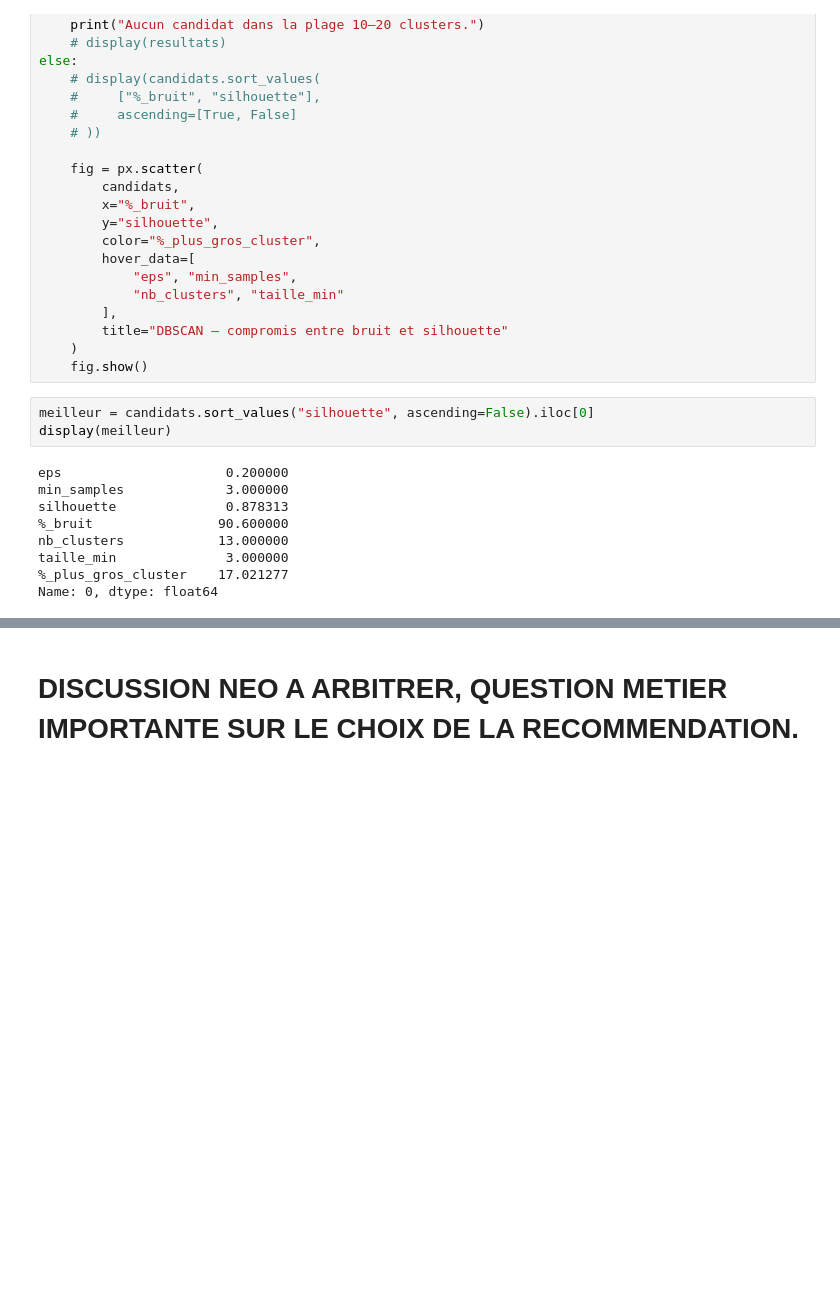
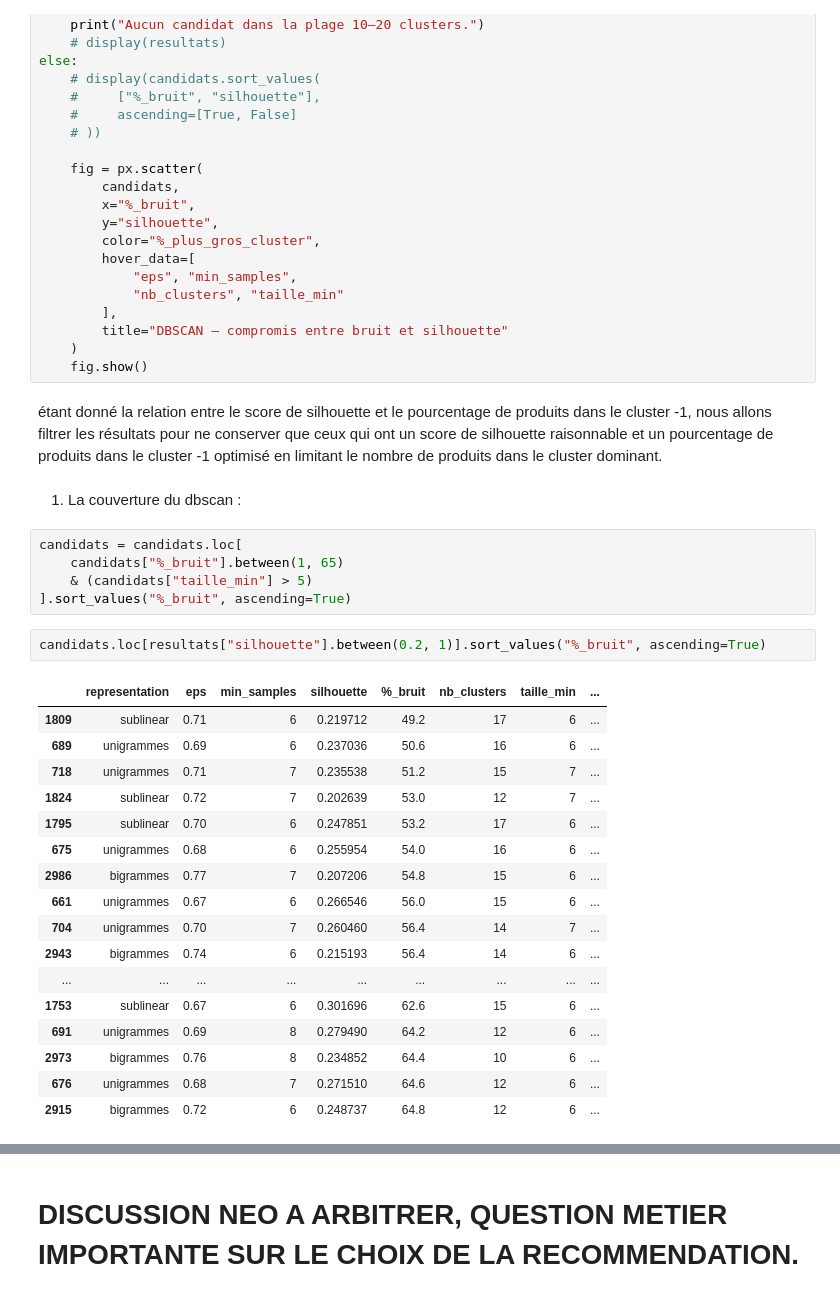
Before and after one commit to LN-Nb/north_face, a Jupyter notebook: Nico/notebooks/clustering_cv.ipynb, the cells around one changed output, grey strips where cells are left out. Drawn from its saved outputs; the diff is of its cells as text; blank space fills up the shorter version.

```diff
--- a/Nico/notebooks/clustering_cv.ipynb
+++ b/Nico/notebooks/clustering_cv.ipynb
@@ -160,15 +163,32 @@ else:
         title="DBSCAN — compromis entre bruit et silhouette"
     )
     fig.show()
-# %%
-meilleur = candidats.sort_values("silhouette", ascending=False).iloc[0]
-display(meilleur)
-# %% [output]
-eps                     0.200000
-min_samples             3.000000
-silhouette              0.878313
-%_bruit                90.600000
-nb_clusters            13.000000
-taille_min              3.000000
-%_plus_gros_cluster    17.021277
-Name: 0, dtype: float64
+# %% [markdown]
+étant donné la relation entre le score de silhouette et le pourcentage de produits dans le cluster -1, nous allons filtrer les résultats pour ne conserver que ceux qui ont un score de silhouette raisonnable et un pourcentage de produits dans le cluster -1 optimisé en limitant le nombre de produits dans le cluster dominant.
+# %% [markdown]
+1. La couverture du dbscan :
+# %%
+candidats = candidats.loc[
+    candidats["%_bruit"].between(1, 65)
+    & (candidats["taille_min"] > 5)
+].sort_values("%_bruit", ascending=True)
+# %%
+candidats.loc[resultats["silhouette"].between(0.2, 1)].sort_values("%_bruit", ascending=True)
+# %% [output]
+|  | representation | eps | min_samples | silhouette | %_bruit | nb_clusters | taille_min | ... |
+| 1809 | sublinear | 0.71 | 6 | 0.219712 | 49.2 | 17 | 6 | ... |
+| 689 | unigrammes | 0.69 | 6 | 0.237036 | 50.6 | 16 | 6 | ... |
+| 718 | unigrammes | 0.71 | 7 | 0.235538 | 51.2 | 15 | 7 | ... |
+| 1824 | sublinear | 0.72 | 7 | 0.202639 | 53.0 | 12 | 7 | ... |
+| 1795 | sublinear | 0.70 | 6 | 0.247851 | 53.2 | 17 | 6 | ... |
+| 675 | unigrammes | 0.68 | 6 | 0.255954 | 54.0 | 16 | 6 | ... |
+| 2986 | bigrammes | 0.77 | 7 | 0.207206 | 54.8 | 15 | 6 | ... |
+| 661 | unigrammes | 0.67 | 6 | 0.266546 | 56.0 | 15 | 6 | ... |
+| 704 | unigrammes | 0.70 | 7 | 0.260460 | 56.4 | 14 | 7 | ... |
+| 2943 | bigrammes | 0.74 | 6 | 0.215193 | 56.4 | 14 | 6 | ... |
+| ... | ... | ... | ... | ... | ... | ... | ... | ... |
+| 1753 | sublinear | 0.67 | 6 | 0.301696 | 62.6 | 15 | 6 | ... |
+| 691 | unigrammes | 0.69 | 8 | 0.279490 | 64.2 | 12 | 6 | ... |
+| 2973 | bigrammes | 0.76 | 8 | 0.234852 | 64.4 | 10 | 6 | ... |
+| 676 | unigrammes | 0.68 | 7 | 0.271510 | 64.6 | 12 | 6 | ... |
+| 2915 | bigrammes | 0.72 | 6 | 0.248737 | 64.8 | 12 | 6 | ... |
```
Also changed, not shown: parts of 37 cells of this notebook, 13 other files.
